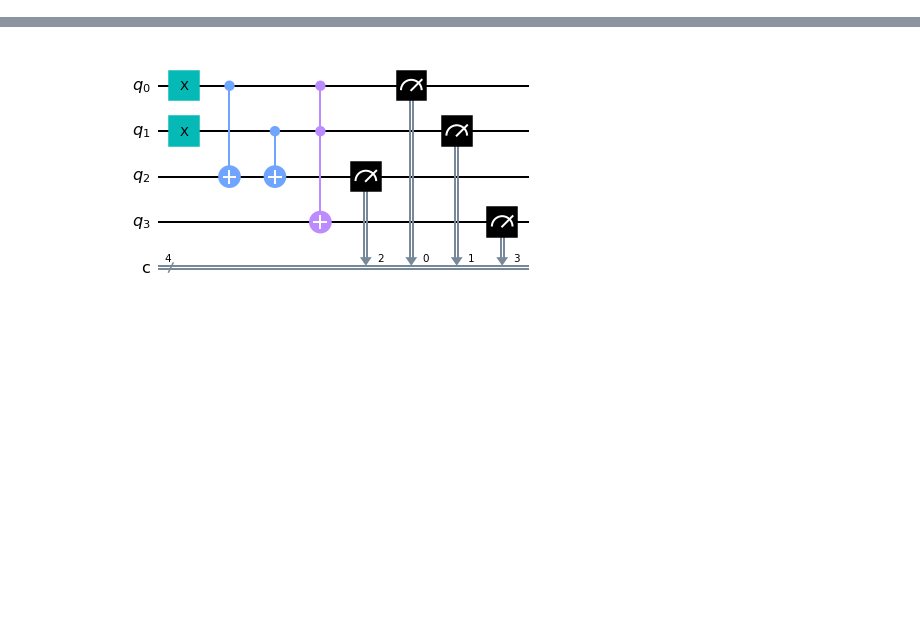
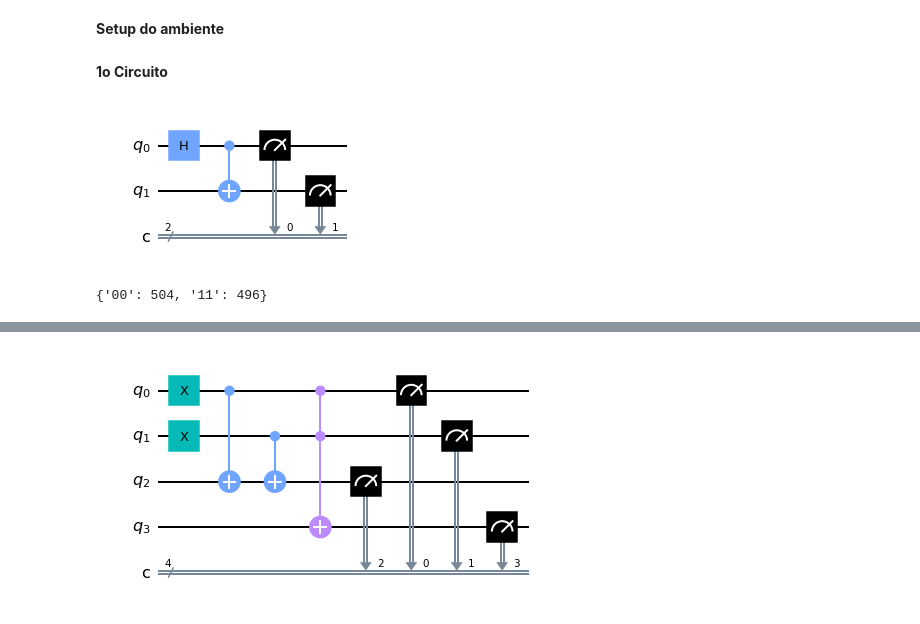
Before and after one commit to gustavomirapalheta/Quantum-Computing-with-Qiskit, a Jupyter notebook: qiskit_studies.ipynb, the cells around one changed output, grey strips where cells are left out. Drawn from its saved outputs; the diff is of its cells as text; code cells hidden in the pictures; blank space fills up the shorter version.

```diff
--- a/qiskit_studies.ipynb
+++ b/qiskit_studies.ipynb
@@ -2,0 +1,2 @@
+# %% [markdown]
+**Setup do ambiente**
@@ -2,0 +15,16 @@
+# %% [markdown]
+**1o Circuito**
+# %%
+circuit = qk.QuantumCircuit(2, 2)
+circuit.h(0)
+circuit.cx(0,1)
+circuit.measure([0,1], [0,1])
+display(circuit.draw('mpl'))
+
+resultados = qk.execute(circuit,
+                        qk.BasicAer.get_backend('qasm_simulator'),
+                        shots = 1000).result().get_counts()
+resultados
+# %% [output]
+[figure, added]
+{'00': 504, '11': 496}
```
Also changed, not shown: parts of 8 cells of this notebook.
